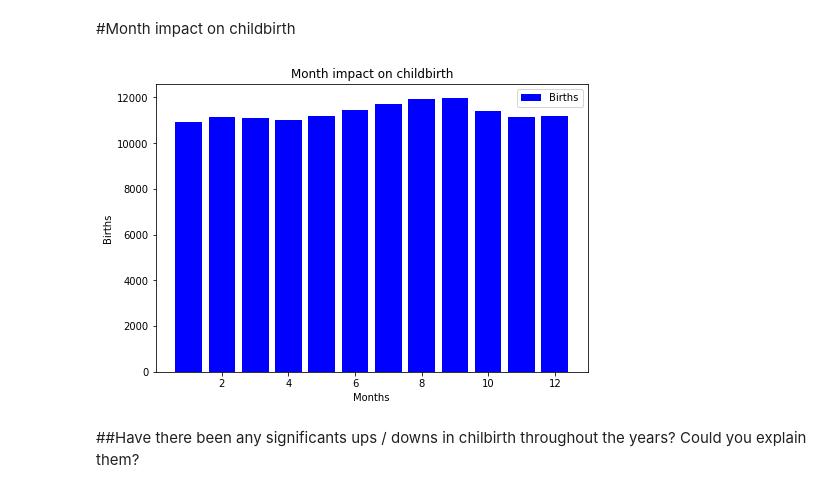
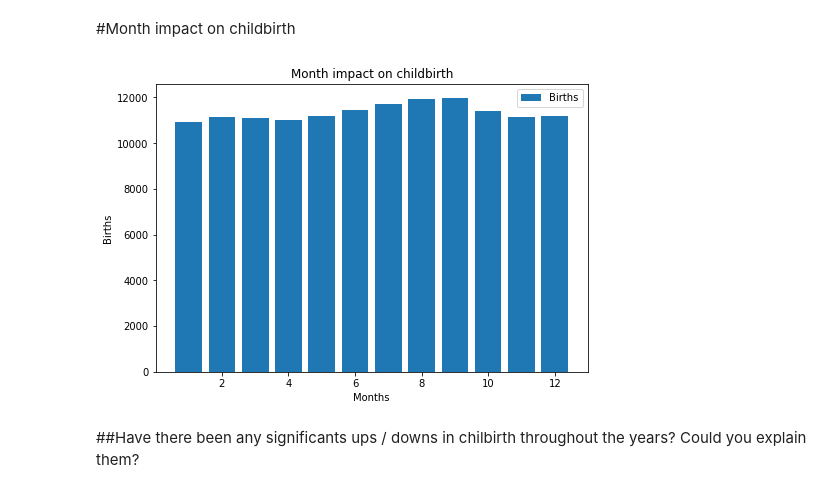
Before and after one commit to mmecius/turing_college, a Jupyter notebook: Demo_subproject.ipynb, the cells around one changed output. Saved outputs shown, nothing was run; the diff lists cells and outputs as text; code cells hidden in the pictures.

Commit message:
add charts finished. need to analyze data

```diff
--- a/Demo_subproject.ipynb
+++ b/Demo_subproject.ipynb
@@ -509,15 +488,13 @@ childbirth_number = [value.item() for value in childbirth_raw]
 # %%
 fig = plt.figure()
 ax = fig.add_axes([0,0,1,1])
-ax.bar(months_list, childbirth_number, label='Births', color='blue')
+ax.bar(months_list, childbirth_number, label='Births')
 plt.title('Month impact on childbirth')
 plt.xlabel('Months')
 plt.ylabel('Births')
 plt.legend()
 plt.show()
-
-plt.show()
 # %% [output]
-[figure, old version]
+[figure, new version]
 # %% [markdown]
 ##Have there been any significants ups / downs in chilbirth throughout the years? Could you explain them?
```
Also changed, not shown: parts of 16 cells of this notebook.
